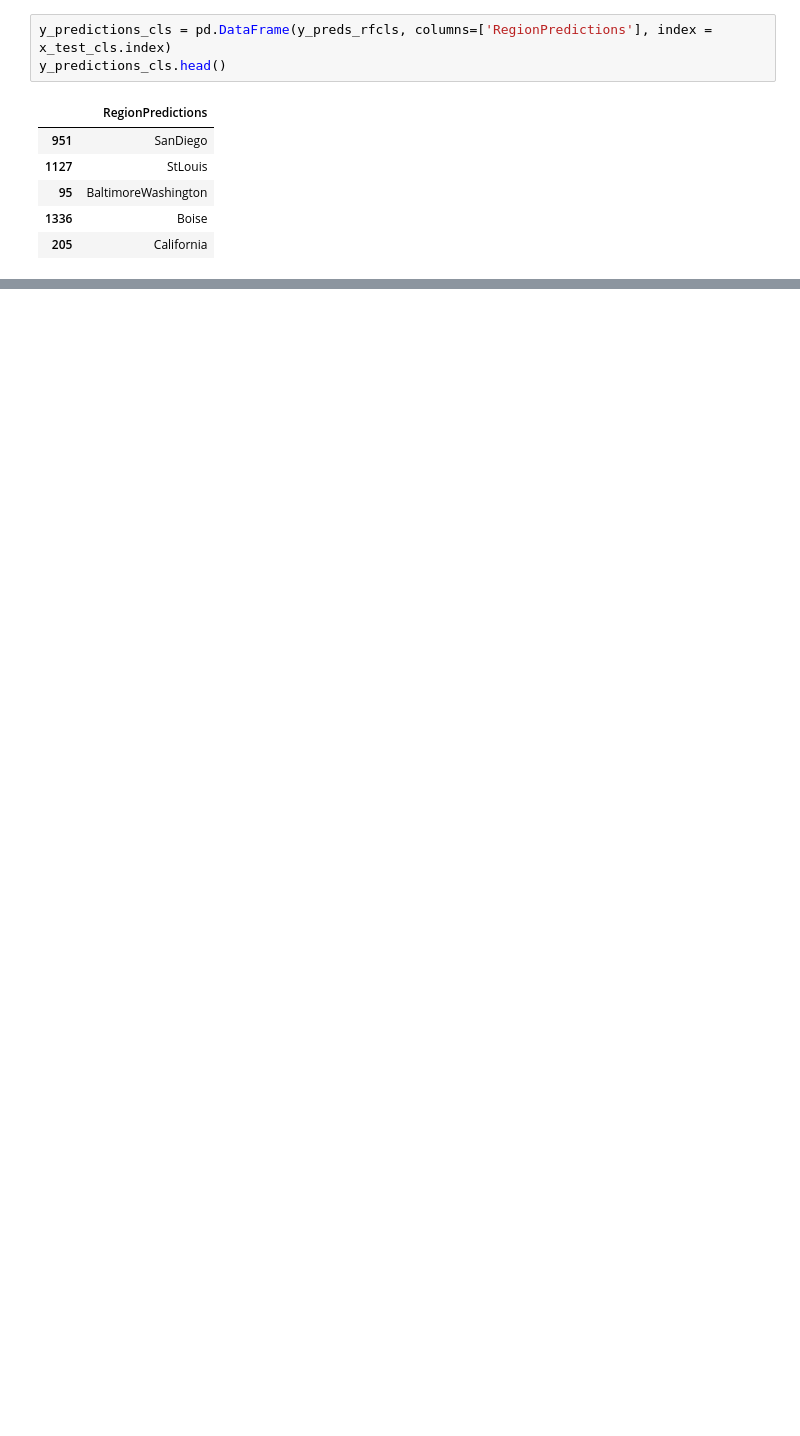
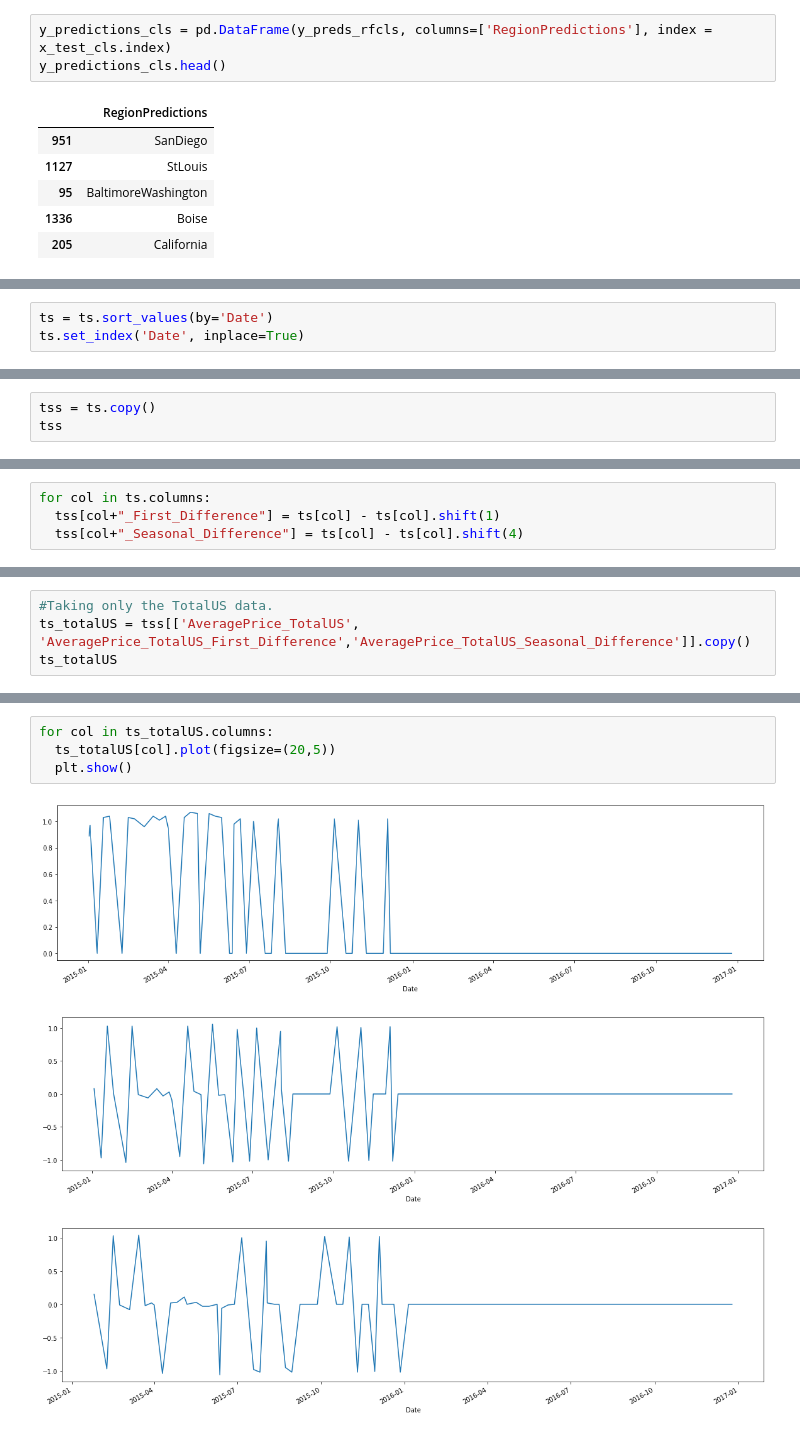
Before and after one commit to moncykurien/evaluation_projects, a Jupyter notebook: Project3_Avacado.ipynb, the cells around one changed output, grey strips where cells are left out. Saved outputs shown, nothing was run; the diff lists cells and outputs as text; blank space fills up the shorter version.

```diff
--- a/Project3_Avacado.ipynb
+++ b/Project3_Avacado.ipynb
@@ -1523,0 +1715,3 @@ cls_test_predictions.to_csv('./data/AvacadoRegionPredictions.csv', sep =',')
+# %%
+ts = ts.sort_values(by='Date')
+ts.set_index('Date', inplace=True)
@@ -1523,0 +1720,3 @@ cls_test_predictions.to_csv('./data/AvacadoRegionPredictions.csv', sep =',')
+# %%
+tss = ts.copy()
+tss
@@ -1523,0 +1740,4 @@ cls_test_predictions.to_csv('./data/AvacadoRegionPredictions.csv', sep =',')
+# %%
+for col in ts.columns:
+  tss[col+"_First_Difference"] = ts[col] - ts[col].shift(1)
+  tss[col+"_Seasonal_Difference"] = ts[col] - ts[col].shift(4)
@@ -1523,0 +1800,4 @@ cls_test_predictions.to_csv('./data/AvacadoRegionPredictions.csv', sep =',')
+# %%
+#Taking only the TotalUS data.
+ts_totalUS = tss[['AveragePrice_TotalUS', 'AveragePrice_TotalUS_First_Difference','AveragePrice_TotalUS_Seasonal_Difference']].copy()
+ts_totalUS
@@ -1523,0 +1839,8 @@ cls_test_predictions.to_csv('./data/AvacadoRegionPredictions.csv', sep =',')
+# %%
+for col in ts_totalUS.columns:
+  ts_totalUS[col].plot(figsize=(20,5))
+  plt.show()
+# %% [output]
+[figure, added]
+[figure, added]
+[figure, added]
```
Also changed, not shown: parts of 95 cells of this notebook.
